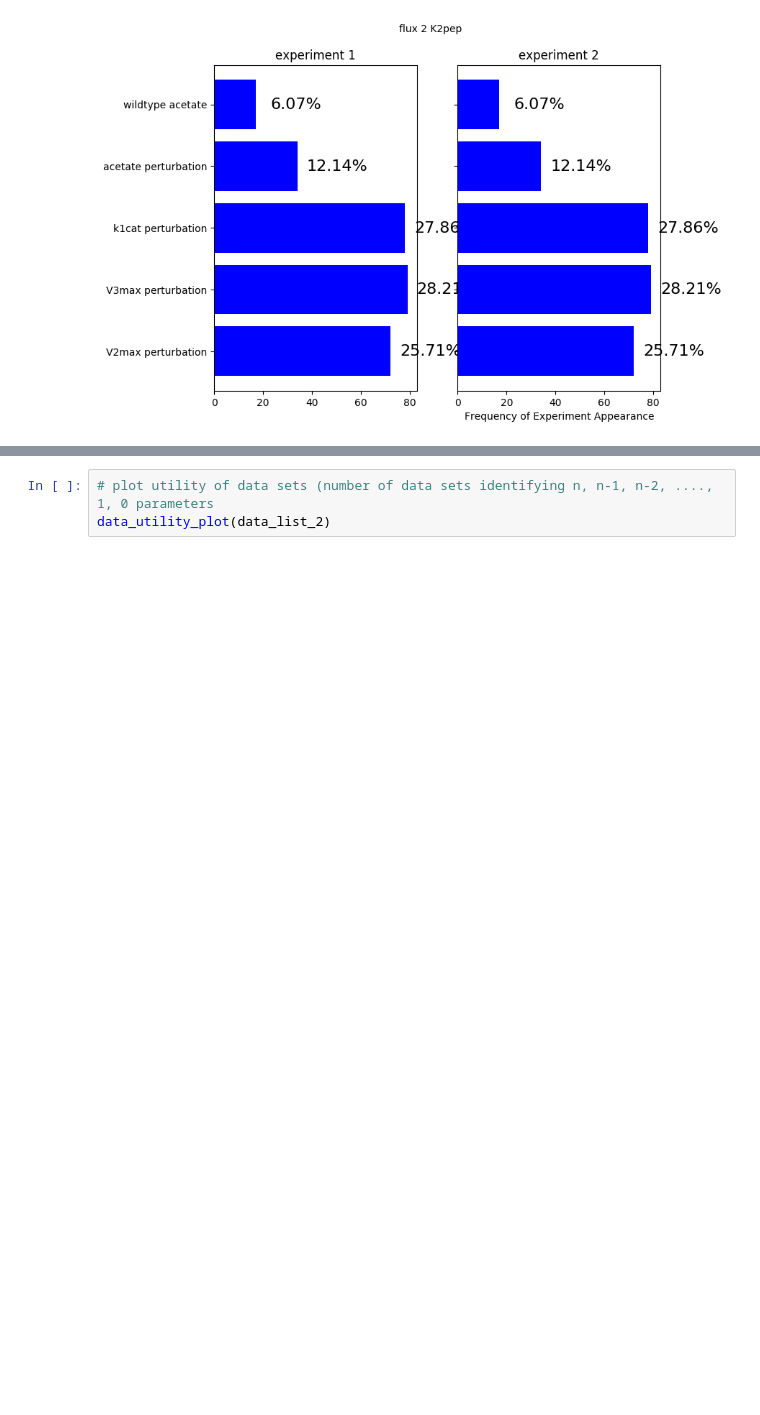
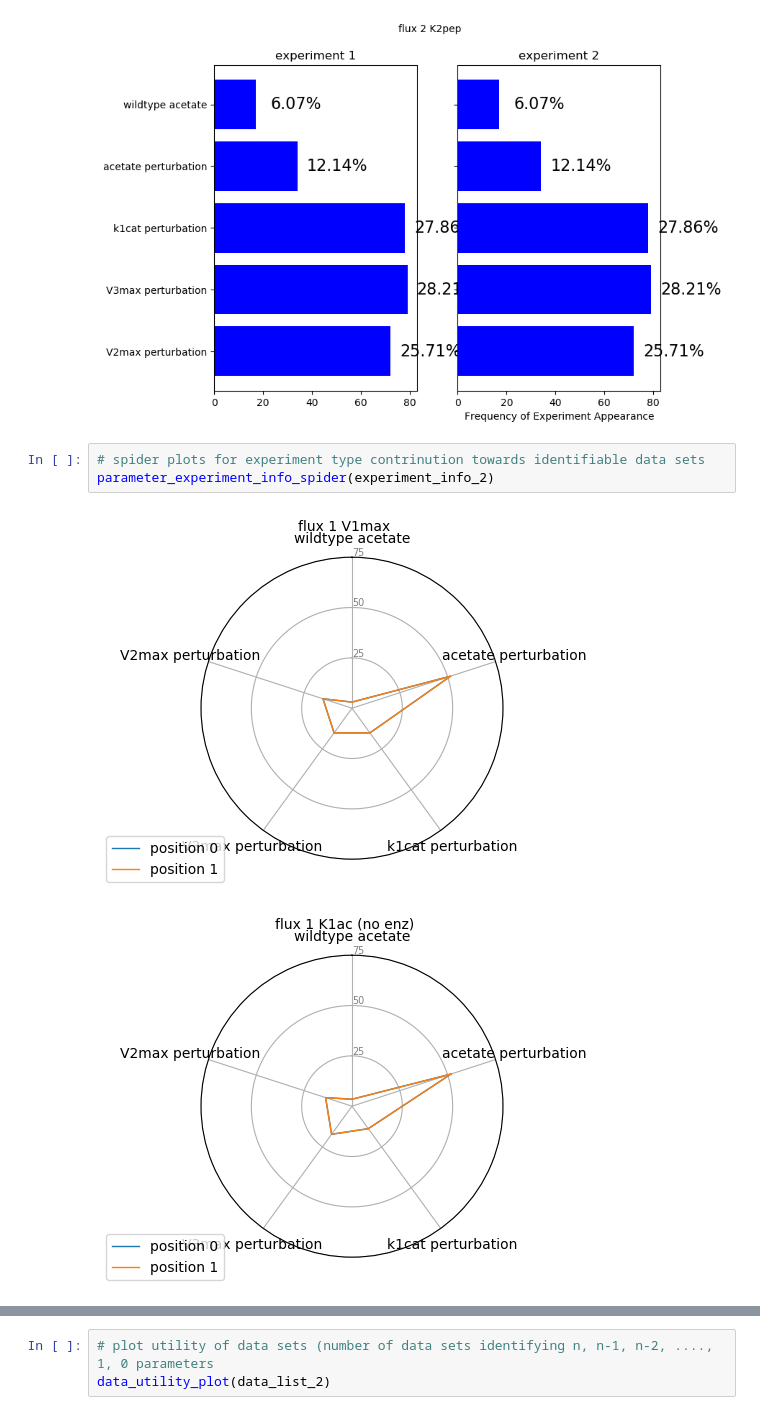
Before and after one commit to shyamsrinivasan/ident, a Jupyter notebook: ident/python2/ss-ident/no_noise.ipynb, the cells around one changed output, grey strips where cells are left out. Saved outputs shown, nothing was run; the diff lists cells and outputs as text; blank space fills up the shorter version.

Commit message:
include spider plots for experiment type info

```diff
--- a/ident/python2/ss-ident/no_noise.ipynb
+++ b/ident/python2/ss-ident/no_noise.ipynb
@@ -91,3 +92,9 @@ parameter_experiment_info_plot(experiment_info_2)
 [figure]
 [figure]
 [figure]
+# %%
+# spider plots for experiment type contrinution towards identifiable data sets
+parameter_experiment_info_spider(experiment_info_2)
+# %% [output]
+[figure, added]
+[figure, added]
```
Also changed, not shown: parts of 5 cells of this notebook.
